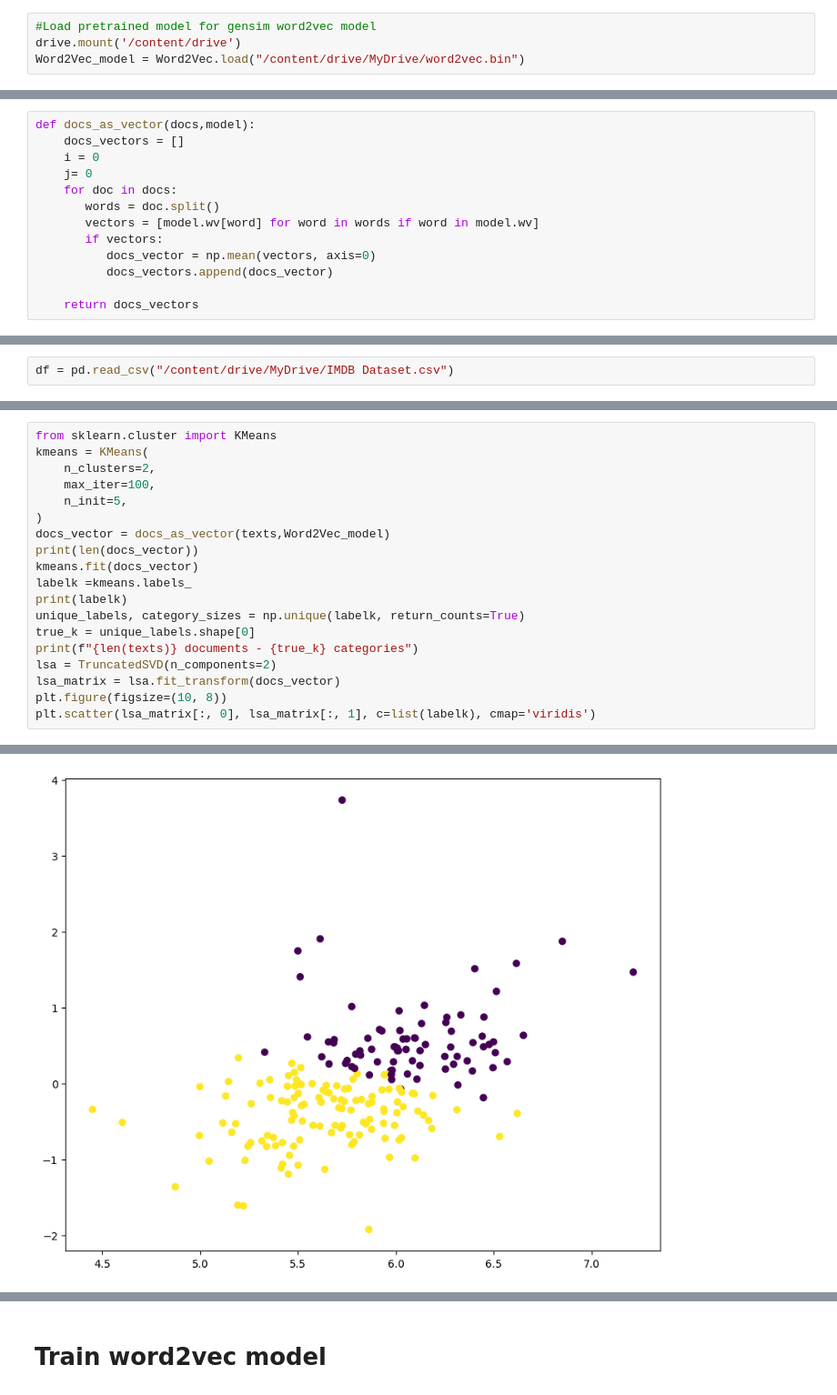
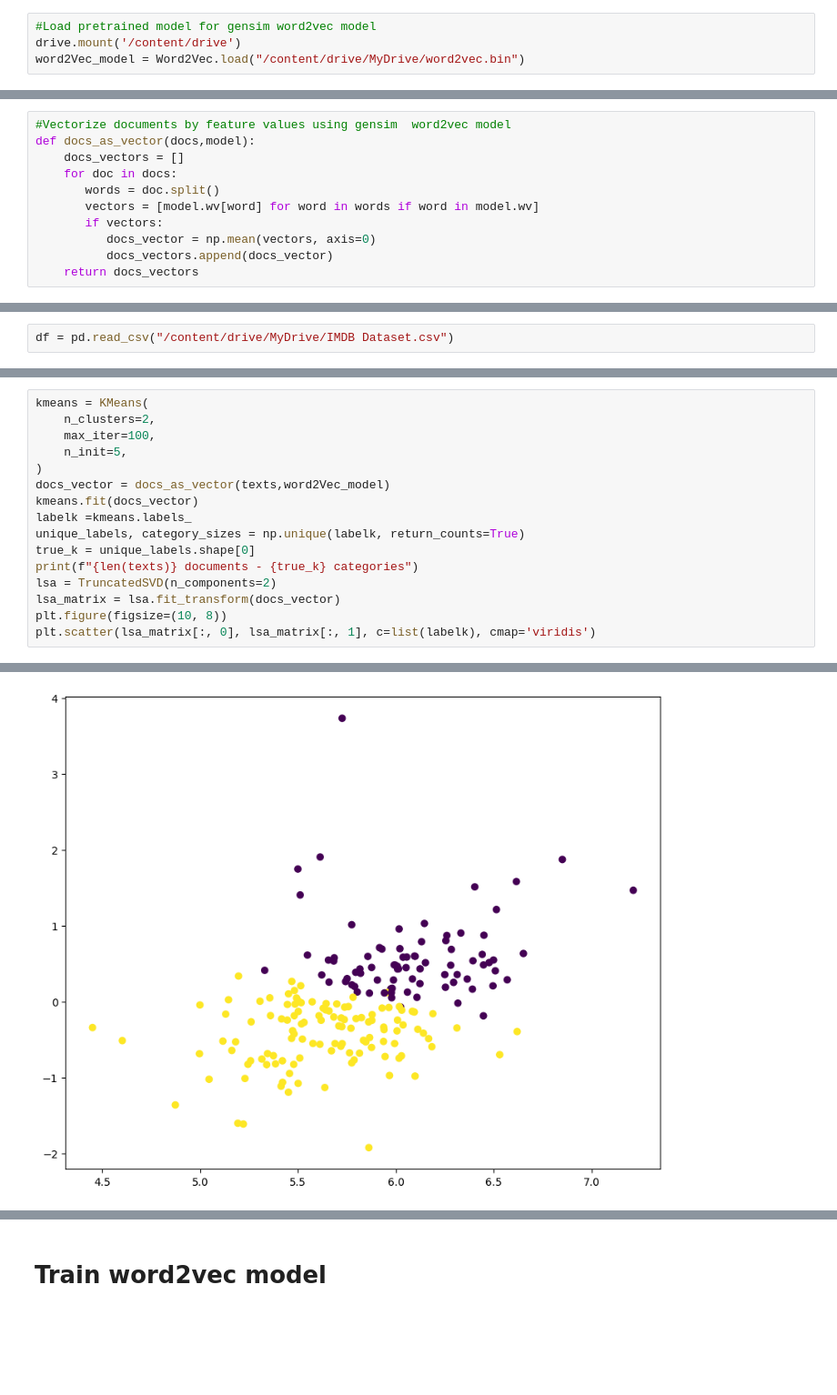
Before and after one commit to MHoseinHoushmand/Clustering-documents-by-SFLA, a Jupyter notebook: Clustering_by_SFLA.ipynb, the cells around one changed output, grey strips where cells are left out. Shown: that part at 91% size. Saved outputs shown, nothing was run; the diff lists cells and outputs as text; blank space fills up the shorter version.

```diff
--- a/Clustering_by_SFLA.ipynb
+++ b/Clustering_by_SFLA.ipynb
@@ -21,5 +22,5 @@ from gensim.models import Word2Vec
 # %%
 #Load pretrained model for gensim word2vec model
 drive.mount('/content/drive')
-Word2Vec_model = Word2Vec.load("/content/drive/MyDrive/word2vec.bin")
+word2Vec_model = Word2Vec.load("/content/drive/MyDrive/word2vec.bin")
 # %% [output]
@@ -27,15 +28,13 @@ Drive already mounted at /content/drive; to attempt to forcibly remount, call dr
 # %%
+#Vectorize documents by feature values using gensim  word2vec model
 def docs_as_vector(docs,model):
     docs_vectors = []
-    i = 0
-    j= 0
     for doc in docs:
        words = doc.split()
        vectors = [model.wv[word] for word in words if word in model.wv]
        if vectors:
           docs_vector = np.mean(vectors, axis=0)
           docs_vectors.append(docs_vector)
-
     return docs_vectors
 # %%
 def cosin_sim(a,b):
@@ -127,15 +174,12 @@ print(labels)
 # %%
-from sklearn.cluster import KMeans
 kmeans = KMeans(
     n_clusters=2,
     max_iter=100,
     n_init=5,
 )
-docs_vector = docs_as_vector(texts,Word2Vec_model)
-print(len(docs_vector))
+docs_vector = docs_as_vector(texts,word2Vec_model)
 kmeans.fit(docs_vector)
 labelk =kmeans.labels_
-print(labelk)
 unique_labels, category_sizes = np.unique(labelk, return_counts=True)
 true_k = unique_labels.shape[0]
 print(f"{len(texts)} documents - {true_k} categories")
@@ -154,5 +191,5 @@ plt.scatter(lsa_matrix[:, 0], lsa_matrix[:, 1], c=list(labelk), cmap='viridis')
 200 documents - 2 categories
 <matplotlib.collections.PathCollection at 0x...>
-[figure, old version]
+[figure, new version]
 # %%
 lsa = TruncatedSVD(n_components=2)
```
Also changed, not shown: parts of 22 cells of this notebook.
